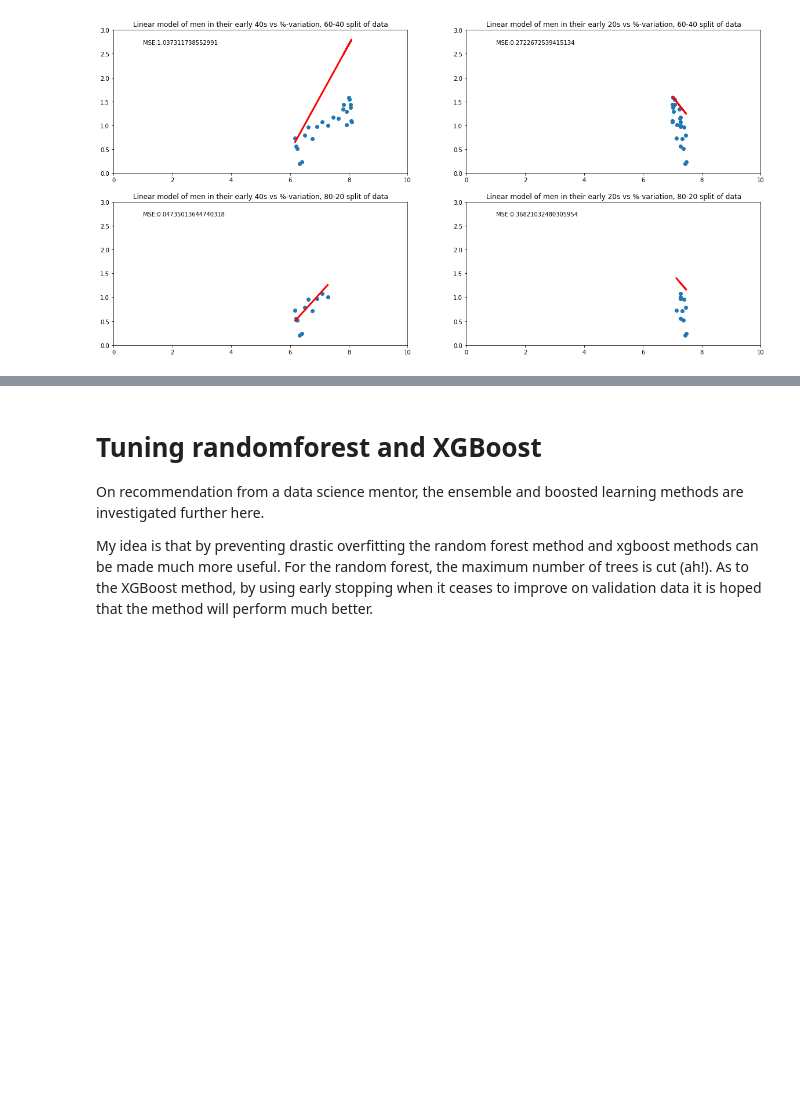
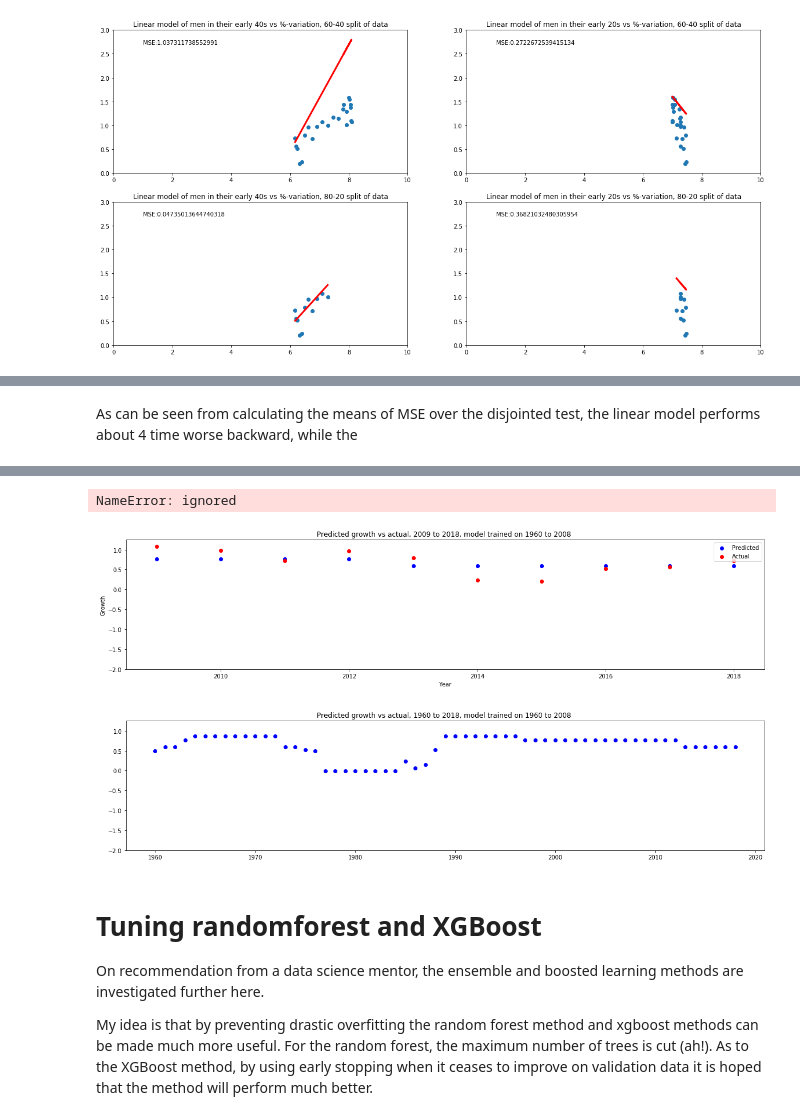
Before and after one commit to doodger/dataScience, a Jupyter notebook: finance.ipynb, the cells around one changed output, grey strips where cells are left out. Drawn from its saved outputs; the diff is of its cells as text; code cells hidden in the pictures; blank space fills up the shorter version.

```diff
--- a/finance.ipynb
+++ b/finance.ipynb
@@ -642,3 +702,45 @@ Back to front mean for random forest: 1.481040241239182
 Front to back mean for XGBoost: 1.0679607192824738
 Back to front mean for XGBoost: 0.17876621768282677
 ***
+# %% [markdown]
+As can be seen from calculating the means of MSE over the disjointed test, the linear model performs about 4 time worse backward, while the
+# %%
+#Forecasting growth of America from 2009 to 2018
+X_train = merged_df.loc[0:48,"0t4F":"80pM"]
+X_test = merged_df.loc[49:59,"0t4F":"80pM"]
+y_train = merged_df.loc[0:48,"yearPctVar"]
+y_test = merged_df.loc[49:59,"yearPctVar"]
+
+X_total = merged_df.loc[0:59,"0t4F":"80pM"]
+
+model =XGBRegressor() #Lasso() #The regularized linear model is chosen as the most reliable
+model.fit(X_train,y_train, early_stopping_rounds = 10, eval_set = [(X_test,y_test)], eval_metric = "rmse", verbose = False)#X_train,y_train)
+y_pred = model.predict(X_test)
+y_pred_total = model.predict(X_total)
+
+model2 = DecisionTreeRegressor(max_depth = 2) #2 depth decision tree
+model2.fit(X_train,y_train)
+y_pred2 = model2.predict(X_test)
+y_pred2_total = model2.predict(X_total)
+fig, axes = plt.subplots(ncols=1, nrows=2,figsize=(20,10))
+fig.subplots_adjust(hspace = 0.4)
+plt.setp(axes,ylim=(-2,1.25))
+
+
+#First time period
+axes[0].title.set_text("Predicted growth vs actual, 2009 to 2018, model trained on 1960 to 2008 ")
+axes[0].scatter([i for i in range(2009,2019)], y_pred, c='b', label="Predicted")
+axes[0].scatter([i for i in range(2009,2019)], y_test, c='r', label="Actual")
+axes[0].legend(loc = "upper right")
+axes[0].set_xlabel("Year")
+axes[0].set_ylabel("Growth")
+
+#Second time period
+axes[1].title.set_text("Predicted growth vs actual, 1960 to 2018, model trained on 1960 to 2008 ")
+axes[1].scatter([i for i in range(1960,2019)], y_pred_total, c='b', label="Predicted XGBoost")
+axes[1].scatter([i for i in range(1960,2019)], y_total, c='r', label="Actual")
+#axes[1].scatter([i for i in range(1960,2019)], y_pred2_total, c='g', label="Actual")
+axes[1].legend(loc = "upper right")
+axes[1].set_xlabel("Year")
+axes[1].set_ylabel("Growth")
+# %% [output]
@@ -645,3 +748,5 @@ Back to front mean for XGBoost: 0.17876621768282677
+NameError: ignored
+[figure, added]
 # %% [markdown]
 # Tuning randomforest and XGBoost
 On recommendation from a data science mentor, the ensemble and boosted learning methods are investigated further here.
```
Also changed, not shown: parts of 39 cells of this notebook.
